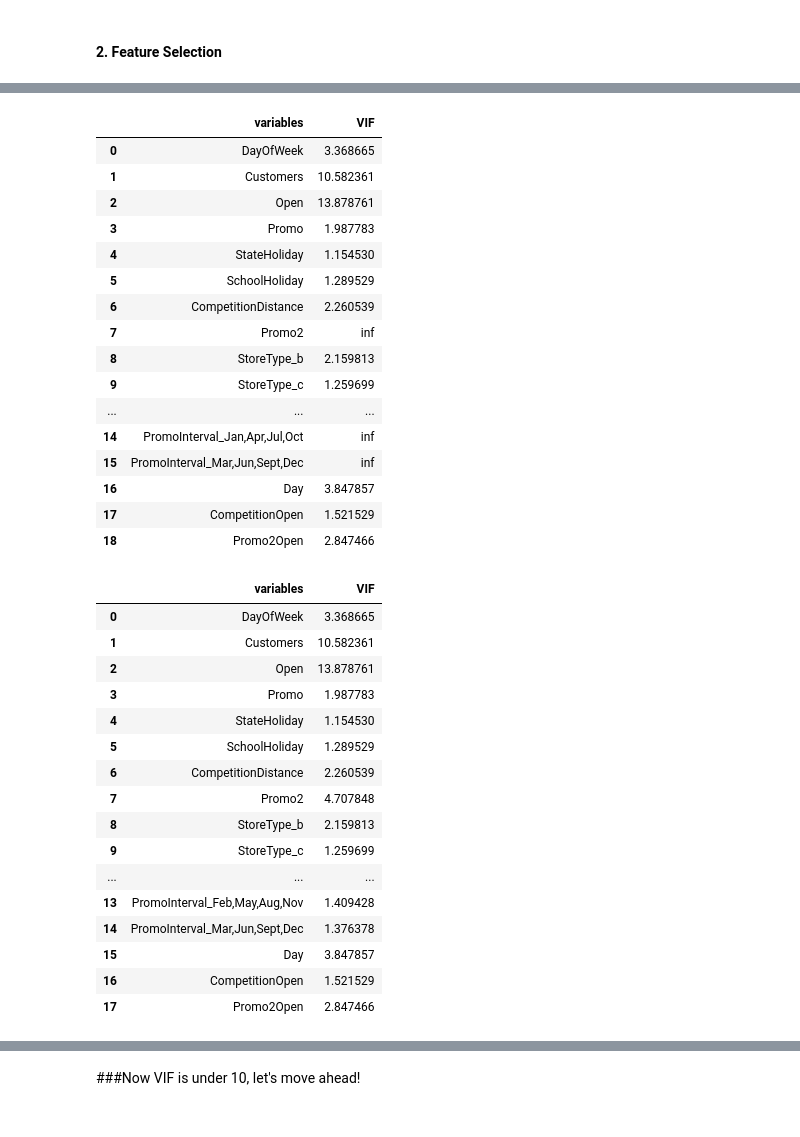
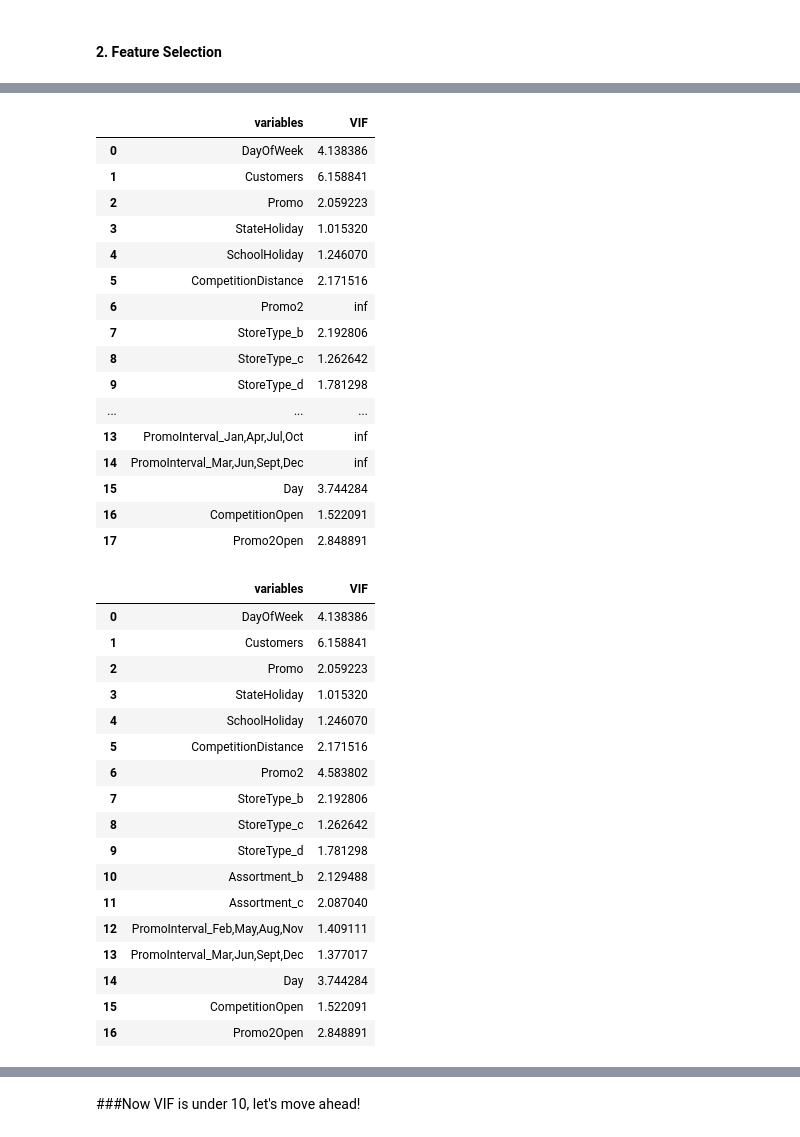
Before and after one commit to prasadwagh2503/Rossmann-Retail-Sales-Predictions, a Jupyter notebook: Prasad_Regression.ipynb, the cells around one changed output, grey strips where cells are left out. Saved outputs shown, nothing was run; the diff lists cells and outputs as text; code cells hidden in the pictures.

```diff
--- a/Prasad_Regression.ipynb
+++ b/Prasad_Regression.ipynb
@@ -1214,0 +1267,3 @@ merged_df_new.shape
+# %%
+#Let's drop Promo2SinceYear and Promo2SinceWeek as we have created Promo2Open as the new feature.
+merged_df_new.drop(['Promo2SinceYear','Promo2SinceWeek','Year','Week','Month'], inplace=True, axis=1)
@@ -1214,0 +1290,4 @@ merged_df_new.shape
+# %%
+#let's change the Promo2Open into int again
+merged_df_new['Promo2Open']= merged_df_new['Promo2Open'].astype(int)
+merged_df_new.info()
@@ -1255,0 +1345,2 @@ comp_months(merged_df_copied)
+# %%
+merged_df_final = merged_df_copied.drop(merged_df_copied[(merged_df_copied.Open == 0) & (merged_df_copied.Sales == 0)].index)
@@ -1350,3 +1360,6 @@ memory usage: 163.0 MB
+# %%
+# Dropping "Open" from our dataset as it is of no use.
+merged_df_final.drop(columns=["Open"], inplace=True)
 # %% [markdown]
 #### 2. Feature Selection
 # %%
@@ -1371,43 +1384,44 @@ def calc_vif(X):
     return(vif)
 # %%
 # calculating the vif by excluding the redundant features("Sales -> Dependent variable" and "Store -> ID")
-calc_vif(merged_df_copied[[i for i in merged_df_copied.describe().columns if i not in ["Sales"]]])
+calc_vif(merged_df_final[[i for i in merged_df_final.describe().columns if i not in ["Sales"]]])
 # %% [output]
 |  | variables | VIF |
-| 0 | DayOfWeek | 3.368665 |
-| 1 | Customers | 10.582361 |
-| 2 | Open | 13.878761 |
-| 3 | Promo | 1.987783 |
-| 4 | StateHoliday | 1.154530 |
-| 5 | SchoolHoliday | 1.289529 |
-| 6 | CompetitionDistance | 2.260539 |
-| 7 | Promo2 | inf |
-| 8 | StoreType_b | 2.159813 |
-| 9 | StoreType_c | 1.259699 |
+| 0 | DayOfWeek | 4.138386 |
+| 1 | Customers | 6.158841 |
+| 2 | Promo | 2.059223 |
+| 3 | StateHoliday | 1.015320 |
+| 4 | SchoolHoliday | 1.246070 |
+| 5 | CompetitionDistance | 2.171516 |
+| 6 | Promo2 | inf |
+| 7 | StoreType_b | 2.192806 |
+| 8 | StoreType_c | 1.262642 |
+| 9 | StoreType_d | 1.781298 |
 | ... | ... | ... |
-| 14 | PromoInterval_Jan,Apr,Jul,Oct | inf |
-| 15 | PromoInterval_Mar,Jun,Sept,Dec | inf |
-| 16 | Day | 3.847857 |
-| 17 | CompetitionOpen | 1.521529 |
-| 18 | Promo2Open | 2.847466 |
+| 13 | PromoInterval_Jan,Apr,Jul,Oct | inf |
+| 14 | PromoInterval_Mar,Jun,Sept,Dec | inf |
+| 15 | Day | 3.744284 |
+| 16 | CompetitionOpen | 1.522091 |
+| 17 | Promo2Open | 2.848891 |
 # %%
 #Dropping 'PromoInterval_Jan,Apr,Jul,Oct' and re-running VIF
-calc_vif(merged_df_copied[[i for i in merged_df_copied.describe().columns if i not in ["Sales",'PromoInterval_Jan,Apr,Jul,Oct']]])
+calc_vif(merged_df_final[[i for i in merged_df_final.describe().columns if i not in ["Sales",'PromoInterval_Jan,Apr,Jul,Oct']]])
 # %% [output]
 |  | variables | VIF |
-| 0 | DayOfWeek | 3.368665 |
-| 1 | Customers | 10.582361 |
-| 2 | Open | 13.878761 |
-| 3 | Promo | 1.987783 |
-| 4 | StateHoliday | 1.154530 |
-| 5 | SchoolHoliday | 1.289529 |
-| 6 | CompetitionDistance | 2.260539 |
-| 7 | Promo2 | 4.707848 |
-| 8 | StoreType_b | 2.159813 |
-| 9 | StoreType_c | 1.259699 |
-| ... | ... | ... |
-| 13 | PromoInterval_Feb,May,Aug,Nov | 1.409428 |
-| 14 | PromoInterval_Mar,Jun,Sept,Dec | 1.376378 |
-| 15 | Day | 3.847857 |
-| 16 | CompetitionOpen | 1.521529 |
-| 17 | Promo2Open | 2.847466 |
+| 0 | DayOfWeek | 4.138386 |
+| 1 | Customers | 6.158841 |
+| 2 | Promo | 2.059223 |
+| 3 | StateHoliday | 1.015320 |
+| 4 | SchoolHoliday | 1.246070 |
+| 5 | CompetitionDistance | 2.171516 |
+| 6 | Promo2 | 4.583802 |
+| 7 | StoreType_b | 2.192806 |
+| 8 | StoreType_c | 1.262642 |
+| 9 | StoreType_d | 1.781298 |
+| 10 | Assortment_b | 2.129488 |
+| 11 | Assortment_c | 2.087040 |
+| 12 | PromoInterval_Feb,May,Aug,Nov | 1.409111 |
+| 13 | PromoInterval_Mar,Jun,Sept,Dec | 1.377017 |
+| 14 | Day | 3.744284 |
+| 15 | CompetitionOpen | 1.522091 |
+| 16 | Promo2Open | 2.848891 |
```
Also changed, not shown: parts of 62 cells of this notebook.
